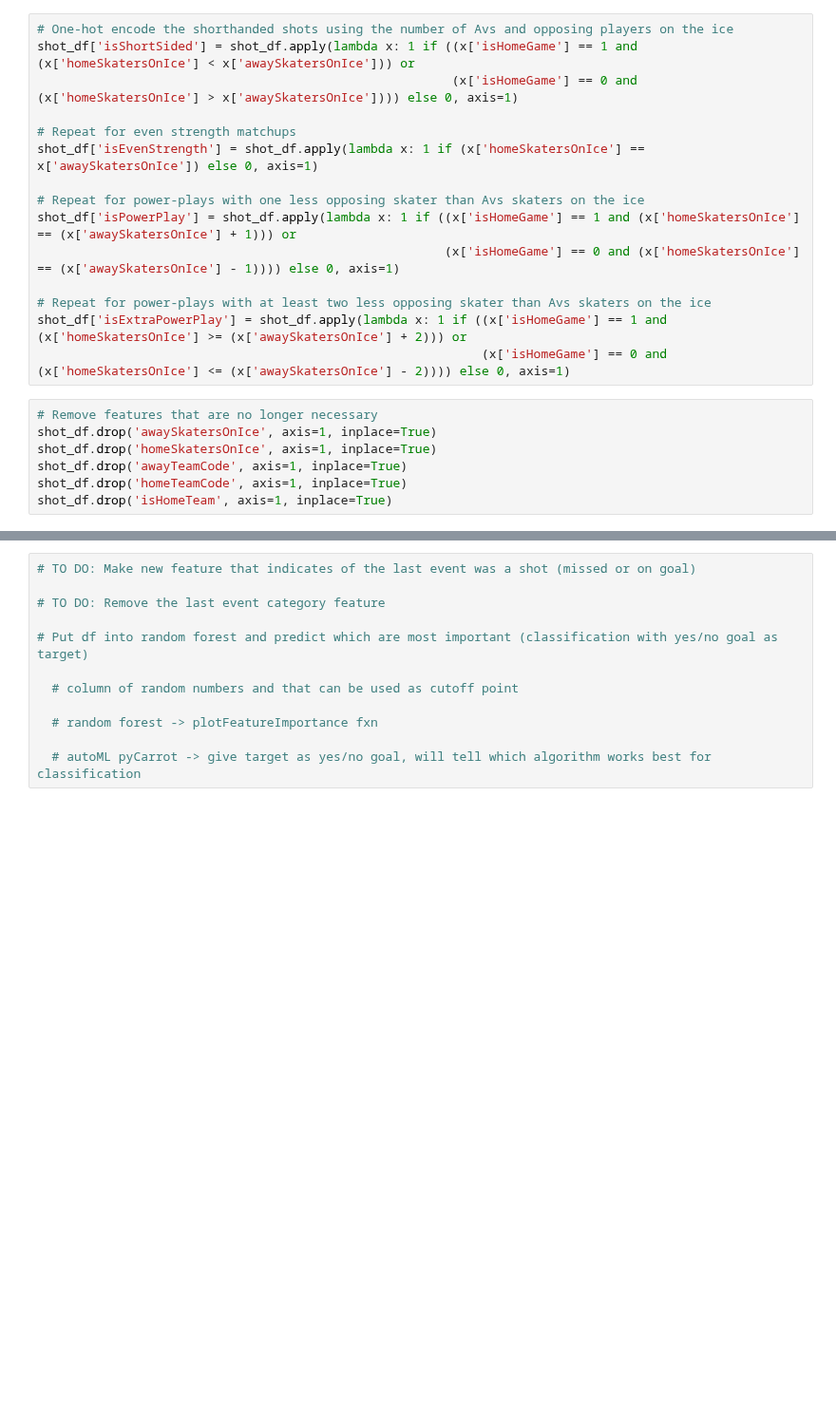
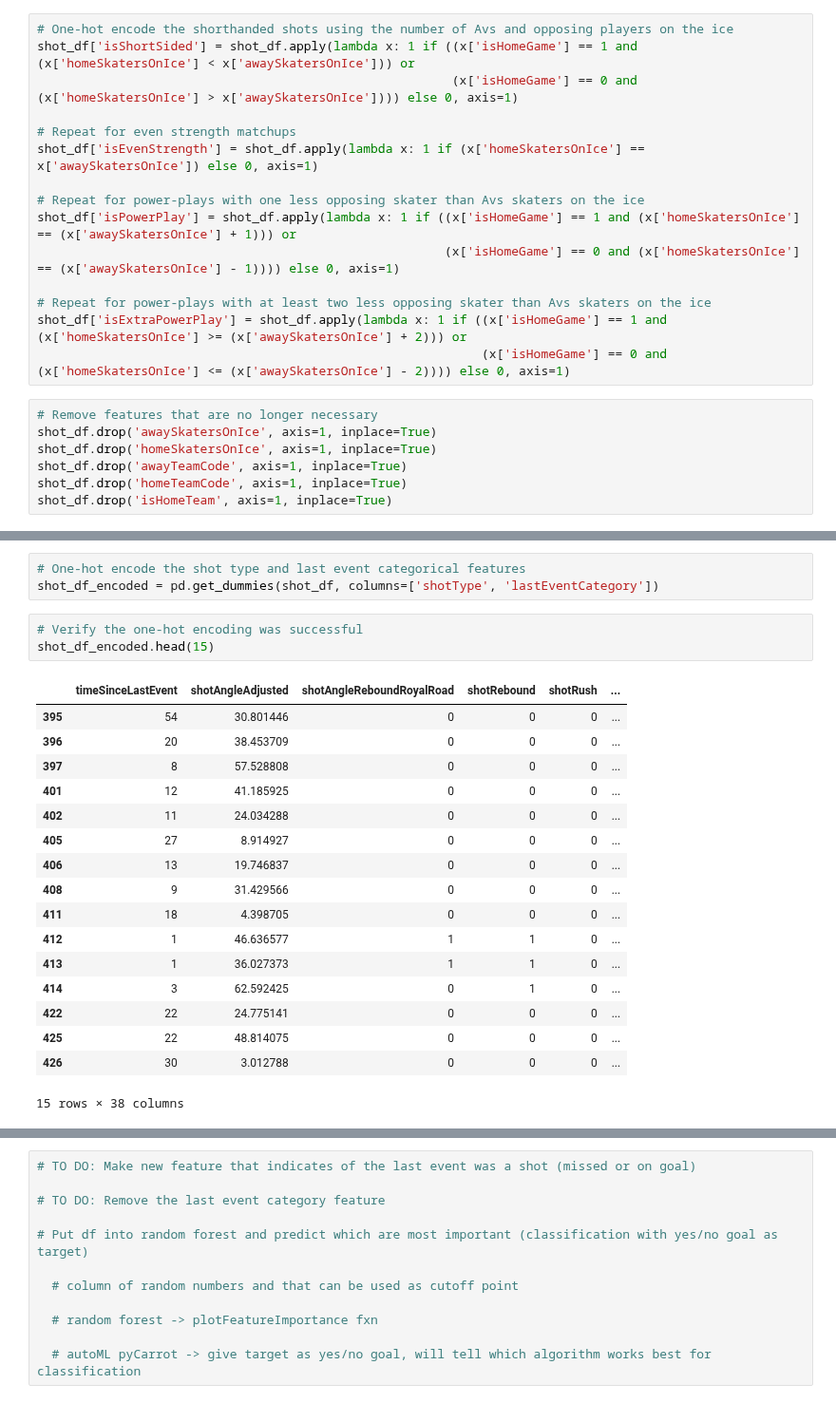
Before and after one commit to LonnyCox55/MSDS696_NHLExpectedGoalPrediction, a Jupyter notebook: main.ipynb, the cells around one changed output, grey strips where cells are left out. Shown at 95% size. Saved outputs shown, nothing was run; the diff lists cells and outputs as text; blank space fills up the shorter version.

```diff
--- a/main.ipynb
+++ b/main.ipynb
@@ -261,0 +260,24 @@ shot_df.head(15)
+# %%
+# One-hot encode the shot type and last event categorical features
+shot_df_encoded = pd.get_dummies(shot_df, columns=['shotType', 'lastEventCategory'])
+# %%
+# Verify the one-hot encoding was successful
+shot_df_encoded.head(15)
+# %% [output]
+|  | timeSinceLastEvent | shotAngleAdjusted | shotAngleReboundRoyalRoad | shotRebound | shotRush | ... |
+| 395 | 54 | 30.801446 | 0 | 0 | 0 | ... |
+| 396 | 20 | 38.453709 | 0 | 0 | 0 | ... |
+| 397 | 8 | 57.528808 | 0 | 0 | 0 | ... |
+| 401 | 12 | 41.185925 | 0 | 0 | 0 | ... |
+| 402 | 11 | 24.034288 | 0 | 0 | 0 | ... |
+| 405 | 27 | 8.914927 | 0 | 0 | 0 | ... |
+| 406 | 13 | 19.746837 | 0 | 0 | 0 | ... |
+| 408 | 9 | 31.429566 | 0 | 0 | 0 | ... |
+| 411 | 18 | 4.398705 | 0 | 0 | 0 | ... |
+| 412 | 1 | 46.636577 | 1 | 1 | 0 | ... |
+| 413 | 1 | 36.027373 | 1 | 1 | 0 | ... |
+| 414 | 3 | 62.592425 | 0 | 1 | 0 | ... |
+| 422 | 22 | 24.775141 | 0 | 0 | 0 | ... |
+| 425 | 22 | 48.814075 | 0 | 0 | 0 | ... |
+| 426 | 30 | 3.012788 | 0 | 0 | 0 | ... |
+15 rows × 38 columns
```
Also changed, not shown: parts of 23 cells of this notebook.
